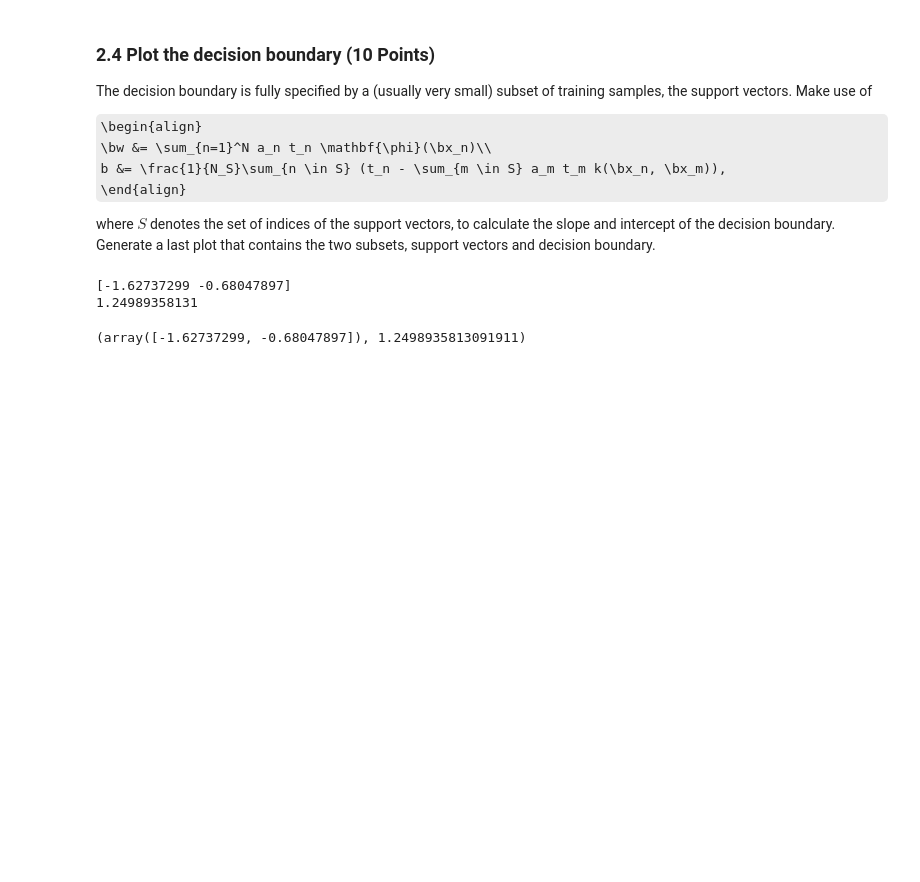
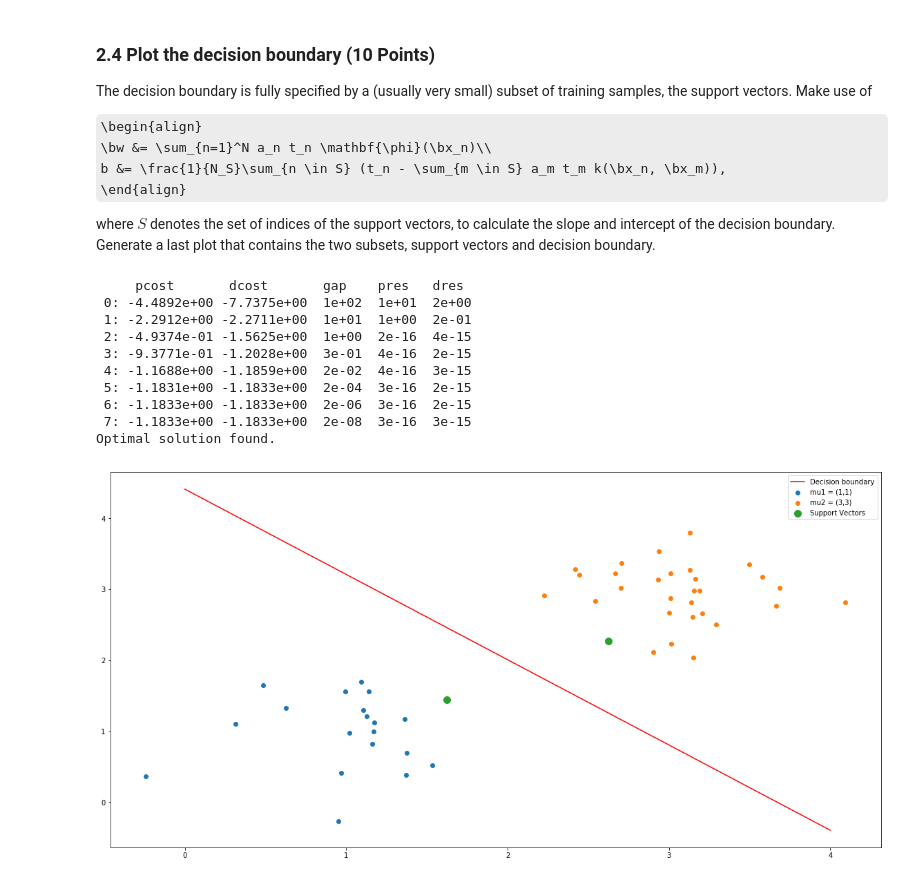
Before and after one commit to jorism1993/ML-lab1, a Jupyter notebook: lab3-Joris.ipynb, the cells around one changed output. Saved outputs shown, nothing was run; the diff lists cells and outputs as text; code cells hidden in the pictures; some formulas as TeX source; blank space fills up the shorter version.

```diff
--- a/lab3-Joris.ipynb
+++ b/lab3-Joris.ipynb
@@ -480,34 +482,55 @@ where $S$ denotes the set of indices of the support vectors, to calculate the sl
 # %%
 # YOUR CODE HERE
 # raise NotImplementedError()
 
 def create_w_b(a,t,X,SV):
     for i in range(len(t)):
         if a[i,0] < 1 * (10**-5):
             a[i,0] = 0.0
-
         try:
             w += a[i,0] * t[i] * X[i,:]
         except:
             w = a[i,0] * t[i] * X[i,:]
 
     N_s = shape(SV)[0]
     b = 0
 
     for i in range(len(t)):
         if a[i,0] > 1 * (10**-5):
             temp2 = 0
             for j in range(len(t)):
                 if a[j,0] > 1 * (10**-5):
                     temp2 += a[j,0] * t[j] * np.dot(X[i,:],X[j,:])
             b += t[i] - temp2
     b = b / N_s
-    print (w)
-    print (b)
     return w,b
 
-create_w_b(a,t,X,SV)
+X, t = create_X_and_t(X1, X2)
+a = compute_multipliers(X,t)
+SV = get_SV(a)
+w,b = create_w_b(a,t,X,SV)
+
+slope = -w[0]/w[1]
+intercept = -b / w[1]
+
+x_coor = np.linspace(0,4)
+y_coor = slope*x_coor + intercept
+
+plt.scatter(X1[:,0],X1[:,1],label='mu1 = (1,1)')
+plt.scatter(X2[:,0],X2[:,1],label='mu2 = (3,3)')
+plt.scatter(SV[:,0],SV[:,1],label='Support Vectors',s=100)
+plt.plot(x_coor,y_coor,'r-',label='Decision boundary')
+plt.legend()
+plt.show()
 # %% [output]
-[-1.62737299 -0.68047897]
-1.24989358131
+     pcost       dcost       gap    pres   dres
+ 0: -4.4892e+00 -7.7375e+00  1e+02  1e+01  2e+00
+ 1: -2.2912e+00 -2.2711e+00  1e+01  1e+00  2e-01
+ 2: -4.9374e-01 -1.5625e+00  1e+00  2e-16  4e-15
+ 3: -9.3771e-01 -1.2028e+00  3e-01  4e-16  2e-15
+ 4: -1.1688e+00 -1.1859e+00  2e-02  4e-16  3e-15
+ 5: -1.1831e+00 -1.1833e+00  2e-04  3e-16  2e-15
+ 6: -1.1833e+00 -1.1833e+00  2e-06  3e-16  2e-15
+ 7: -1.1833e+00 -1.1833e+00  2e-08  3e-16  3e-15
+Optimal solution found.
-(array([-1.62737299, -0.68047897]), 1.2498935813091911)
+[figure, added]
```
Also changed, not shown: parts of 7 cells of this notebook, 1 other file.
